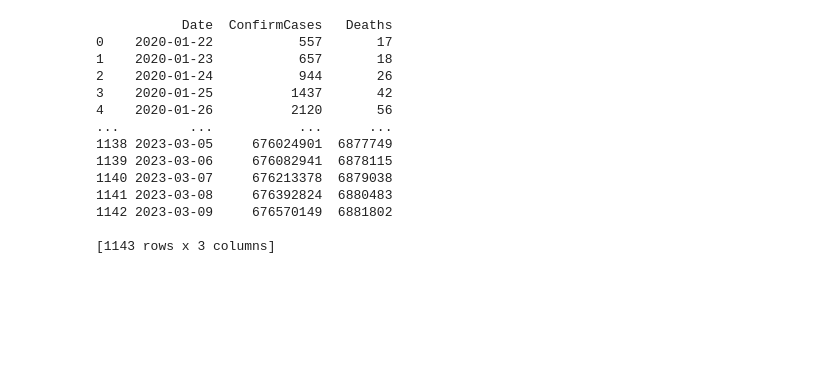
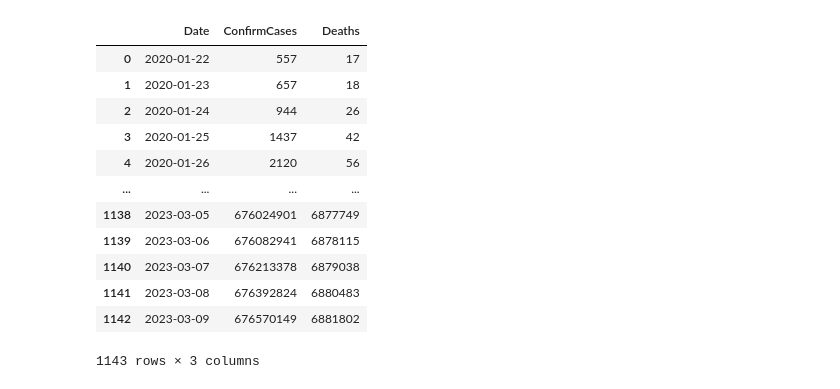
Before and after one commit to vedant-khawase/Group2_Final_Project, a Jupyter notebook: Python_Project_Group2.ipynb, the cells around one changed output. Saved outputs shown, nothing was run; the diff lists cells and outputs as text; code cells hidden in the pictures; blank space fills up the shorter version.

```diff
--- a/Python_Project_Group2.ipynb
+++ b/Python_Project_Group2.ipynb
@@ -10,40 +11,43 @@ from functools import reduce
 # %%
 #Reading the csv file to get the confirmed cases
 confirmed_cases_url = "https://raw.githubusercontent.com/CSSEGISandData/COVID-19/master/csse_covid_19_data/csse_covid_19_time_series/time_series_covid19_confirmed_global.csv"
 
 #Reading the csv file to get the total deaths
 deaths_url = "https://raw.githubusercontent.com/CSSEGISandData/COVID-19/master/csse_covid_19_data/csse_covid_19_time_series/time_series_covid19_deaths_global.csv"
 
-#Storing the Data into dataframe
+#Storing the Data into dataframe for confirmed cases and dealth cases
 confirmed_cases_df = pd.read_csv(confirmed_cases_url)
 deaths_df = pd.read_csv(deaths_url)
 
-#aggregating and suming both data frames
-#confirmed_cases_global = confirmed_cases_df.groupby(['Country/Region']).sum().reset_index()
+#sum of confirm cases for all countries based on date
 confirmed_cases_global = pd.DataFrame(confirmed_cases_df.iloc[:,4:].sum()).reset_index()
+#defined dataframe columns
 confirmed_cases_global.columns = ['Date', "ConfirmCases"]
-#deaths_global = deaths_df.groupby(['Country/Region']).sum().reset_index()
+
+#sum of dealth cases for all countries based on date
 deaths_global = pd.DataFrame(deaths_df.iloc[:,4:].sum()).reset_index()
+#defined dataframe columns for Dealth cases
 deaths_global.columns = ['Date', "Deaths"]
 
+#combined confirmed and death cases for common column date
 global_data = pd.merge(confirmed_cases_global, deaths_global, on='Date')
+#convert date value into datetime datatype
 global_data['Date']= pd.to_datetime(global_data['Date'])
-print(global_data)
+global_data
 # %% [output]
+|  | Date | ConfirmCases | Deaths |
+| 0 | 2020-01-22 | 557 | 17 |
+| 1 | 2020-01-23 | 657 | 18 |
+| 2 | 2020-01-24 | 944 | 26 |
+| 3 | 2020-01-25 | 1437 | 42 |
+| 4 | 2020-01-26 | 2120 | 56 |
+| ... | ... | ... | ... |
+| 1138 | 2023-03-05 | 676024901 | 6877749 |
+| 1139 | 2023-03-06 | 676082941 | 6878115 |
+| 1140 | 2023-03-07 | 676213378 | 6879038 |
+| 1141 | 2023-03-08 | 676392824 | 6880483 |
+| 1142 | 2023-03-09 | 676570149 | 6881802 |
-           Date  ConfirmCases   Deaths
-0    2020-01-22           557       17
-1    2020-01-23           657       18
-2    2020-01-24           944       26
-3    2020-01-25          1437       42
-4    2020-01-26          2120       56
-...         ...           ...      ...
-1138 2023-03-05     676024901  6877749
-1139 2023-03-06     676082941  6878115
-1140 2023-03-07     676213378  6879038
-1141 2023-03-08     676392824  6880483
-1142 2023-03-09     676570149  6881802
-
-[1143 rows x 3 columns]
+1143 rows × 3 columns
 # %%
 #research stock for industries (Overall American, overall Candian, Travel, Real Estate, Precious metals (Gold, Silver, Platinum and so on)) from AlphaVantage API
 overall_us_stock = 'SPY' # Overall American Market
```
Also changed, not shown: parts of 9 cells of this notebook.
